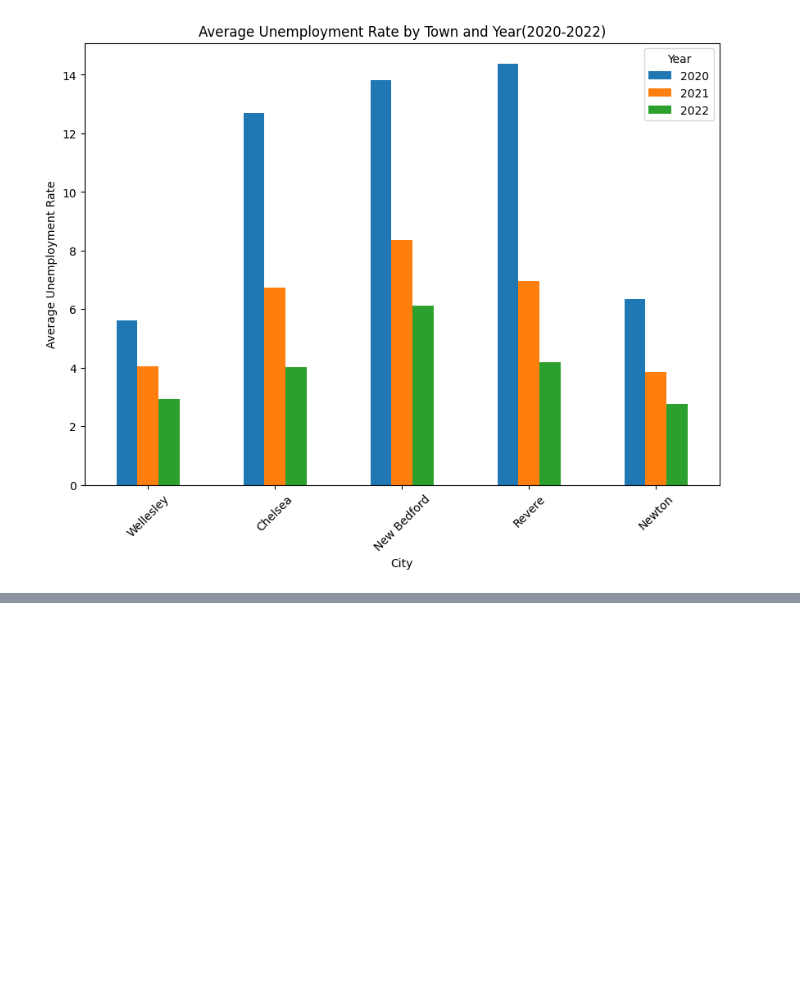
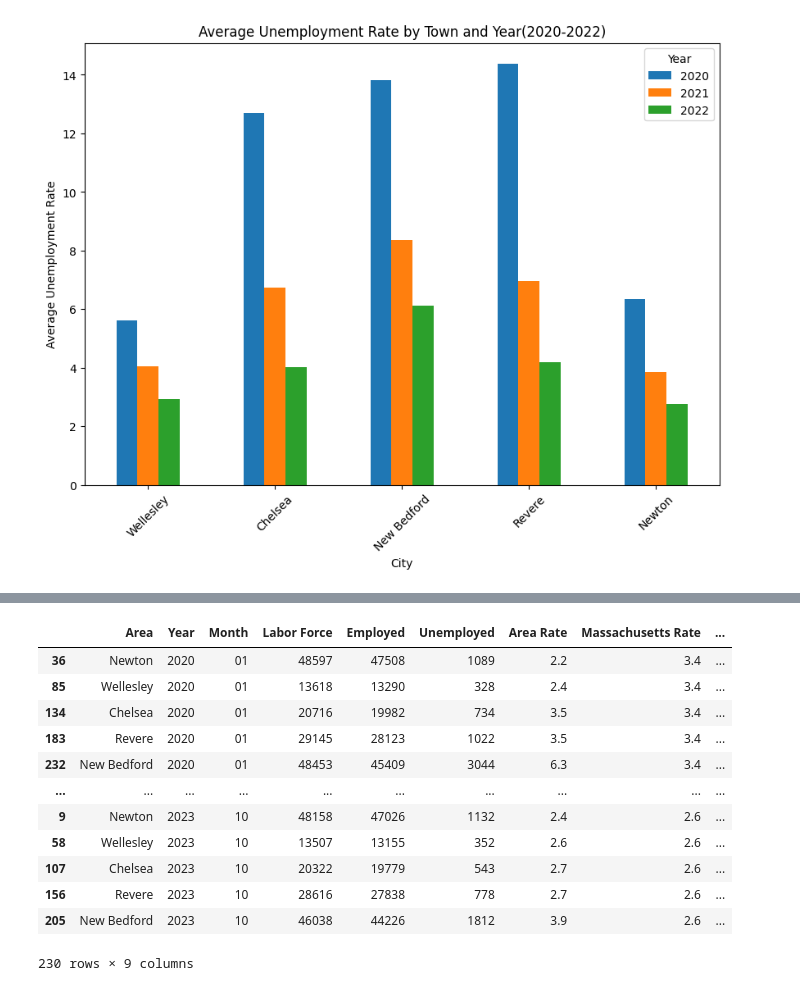
Before and after one commit to BU-Spark/ds-bch-vaccine-equity, a Jupyter notebook: fa23-team/src/income_unemployment.ipynb, the cells around one changed output, grey strips where cells are left out. Saved outputs shown, nothing was run; the diff lists cells and outputs as text; code cells hidden in the pictures; blank space fills up the shorter version.

```diff
--- a/fa23-team/src/income_unemployment.ipynb
+++ b/fa23-team/src/income_unemployment.ipynb
@@ -316,0 +266,10 @@ plt.show()
+# %%
+# Convert 'Month' to a numerical format
+months = {'January': 1, 'February': 2, 'March': 3, 'April': 4, 'May': 5, 'June': 6, 'July':7, 'August': 8, 'September':9,
+         'October':10, 'November':11, 'December': 12}
+df['Month'] = df['Month'].map(months)
+df = df.dropna(subset=['Month'])
+df['Month'] = df['Month'].astype(int)
+
+# Sort by 'Year' and then by 'Month'
+sorted_df = df.sort_values(by=['Year', 'Month'])
@@ -316,0 +320,16 @@ plt.show()
+# %%
+sorted_df
+# %% [output]
+|  | Area | Year | Month | Labor Force | Employed | Unemployed | Area Rate | Massachusetts Rate | ... |
+| 36 | Newton | 2020 | 01 | 48597 | 47508 | 1089 | 2.2 | 3.4 | ... |
+| 85 | Wellesley | 2020 | 01 | 13618 | 13290 | 328 | 2.4 | 3.4 | ... |
+| 134 | Chelsea | 2020 | 01 | 20716 | 19982 | 734 | 3.5 | 3.4 | ... |
+| 183 | Revere | 2020 | 01 | 29145 | 28123 | 1022 | 3.5 | 3.4 | ... |
+| 232 | New Bedford | 2020 | 01 | 48453 | 45409 | 3044 | 6.3 | 3.4 | ... |
+| ... | ... | ... | ... | ... | ... | ... | ... | ... | ... |
+| 9 | Newton | 2023 | 10 | 48158 | 47026 | 1132 | 2.4 | 2.6 | ... |
+| 58 | Wellesley | 2023 | 10 | 13507 | 13155 | 352 | 2.6 | 2.6 | ... |
+| 107 | Chelsea | 2023 | 10 | 20322 | 19779 | 543 | 2.7 | 2.6 | ... |
+| 156 | Revere | 2023 | 10 | 28616 | 27838 | 778 | 2.7 | 2.6 | ... |
+| 205 | New Bedford | 2023 | 10 | 46038 | 44226 | 1812 | 3.9 | 2.6 | ... |
+230 rows × 9 columns
```
Also changed, not shown: parts of 18 cells of this notebook, 6 other files.
